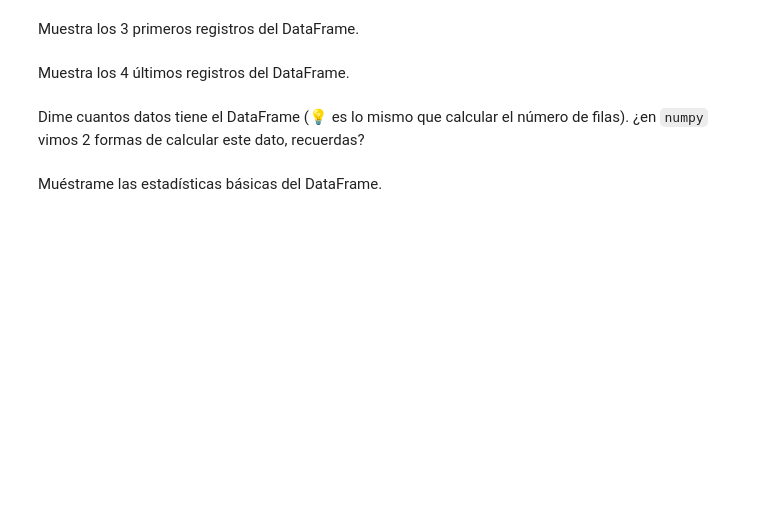
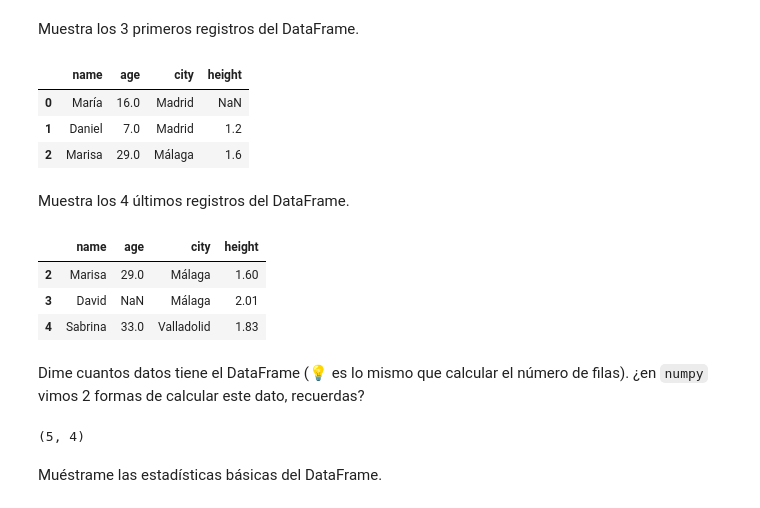
Before and after one commit to Davidfogo99/Intro-clase, a Jupyter notebook: notebooks/Lesson III-Pandas Intro.ipynb, the cells around one changed output. Cells and saved outputs as stored; diff of their text form; code cells hidden in the pictures; blank space fills up the shorter version.

```diff
--- a/notebooks/Lesson III-Pandas Intro.ipynb
+++ b/notebooks/Lesson III-Pandas Intro.ipynb
@@ -285,8 +299,26 @@ Ahora lee el archivo CSV
 # %% [markdown]
 Muestra los 3 primeros registros del DataFrame.
+# %%
+df.head(3)
+# %% [output]
+|  | name | age | city | height |
+| 0 | María | 16.0 | Madrid | NaN |
+| 1 | Daniel | 7.0 | Madrid | 1.2 |
+| 2 | Marisa | 29.0 | Málaga | 1.6 |
 # %% [markdown]
 Muestra los 4 últimos registros del DataFrame.
+# %%
+df.tail(3)
+# %% [output]
+|  | name | age | city | height |
+| 2 | Marisa | 29.0 | Málaga | 1.60 |
+| 3 | David | NaN | Málaga | 2.01 |
+| 4 | Sabrina | 33.0 | Valladolid | 1.83 |
 # %% [markdown]
 Dime cuantos datos tiene el DataFrame (💡 es lo mismo que calcular el número de filas). ¿en `numpy` vimos 2 formas de calcular este dato, recuerdas?
+# %%
+df.shape # (5, 4) significa que hay 5 filas y 4 columnas
+# %% [output]
+(5, 4)
 # %% [markdown]
 Muéstrame las estadísticas básicas del DataFrame.
```
Also changed, not shown: parts of 15 cells of this notebook, 2 other files.
